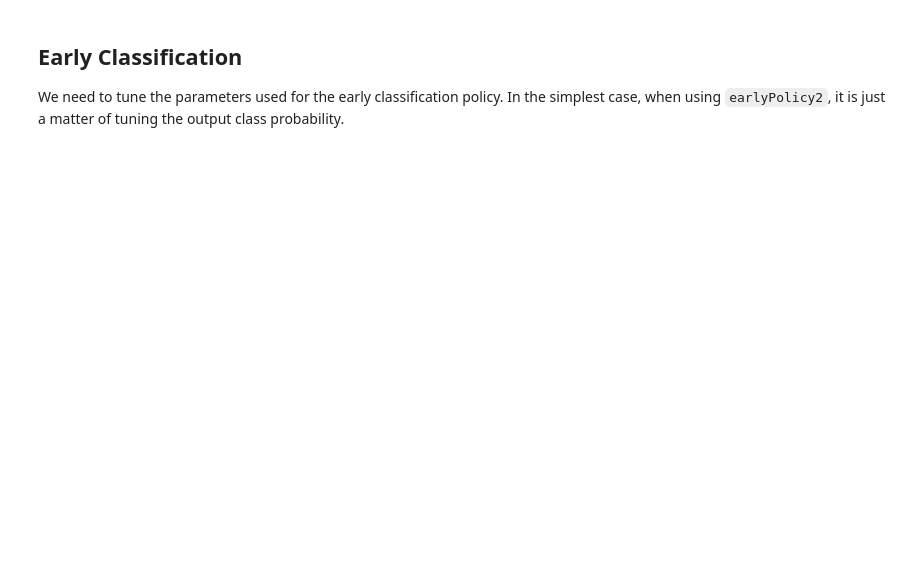
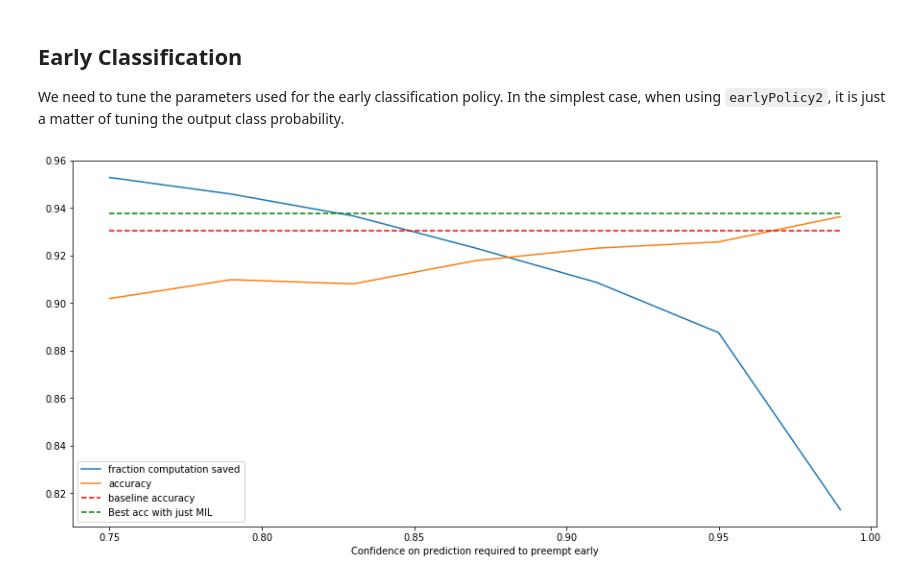
Before and after one commit to microsoft/EdgeML, a Jupyter notebook: tf/examples/emi_rnn_example.ipynb, the cells around one changed output. Drawn from its saved outputs; the diff is of its cells as text; code cells hidden in the pictures; blank space fills up the shorter version.

Commit message:
updating docs and fixing some figures

```diff
--- a/tf/examples/emi_rnn_example.ipynb
+++ b/tf/examples/emi_rnn_example.ipynb
@@ -186,28 +219,30 @@ for i in range(NUM_ITER):
 
 We need to tune the parameters used for the early classification policy. In the simplest case, when using `earlyPolicy2`, it is just a matter of tuning the output class probability.
 # %%
-outputs, softmaxOut, predictions = network.inference(x_test, 1000)
-trueLabels = np.argmax(y_test, axis=2)
-minProbList = np.arange(0.95, 1.01, 0.01)
+outputs, softmaxOut, predictions = network.inference(x_val, 1000)
+trueLabels = np.argmax(y_val, axis=2)
+minProbList = np.arange(0.75, 1.01, 0.04)
 savingsList = []
 accList = []
 for minProb in minProbList:
     predictions, predictionStep = getJointPredictions(softmaxOut, earlyPolicy2, minProb=minProb)
-    df = analysisModelMultiClass(predictions, trueLabels, BAG_TEST,
+    df = analysisModelMultiClass(predictions, trueLabels, BAG_VAL,
                                  numSubinstance=NUM_SUBINSTANCE, numClass=NUM_OUTPUT,
                                  verbose=False, redirFile=DEVNULL)
     savings = getEarlySaving(predictionStep, NUM_TIME_STEPS)
     accList.append(np.max(df.acc.values))
     savingsList.append(savings)
 
 # These are bogus figures for illustration purposes only
-baselineAcc = 0.870437
-milBestAcc = 0.877564
+baselineAcc = 0.93037
+milBestAcc = 0.937564
 fig = plt.figure(figsize=(15, 7))
 plt.plot(minProbList, savingsList, label='fraction computation saved')
 plt.plot(minProbList, accList, label='accuracy')
 plt.plot(minProbList, [baselineAcc] * len(accList), 'r--', label='baseline accuracy')
 plt.plot(minProbList, [milBestAcc] * len(accList), 'g--', label='Best acc with just MIL')
 plt.xlabel('Confidence on prediction required to preempt early')
 plt.legend()
 plt.show()
+# %% [output]
+[figure, added]
```
Also changed, not shown: parts of 4 cells of this notebook, 1 other file.
